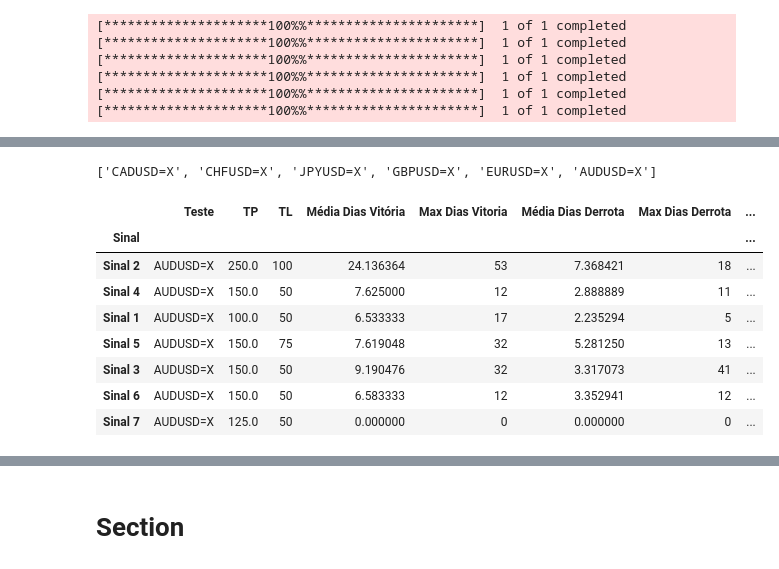
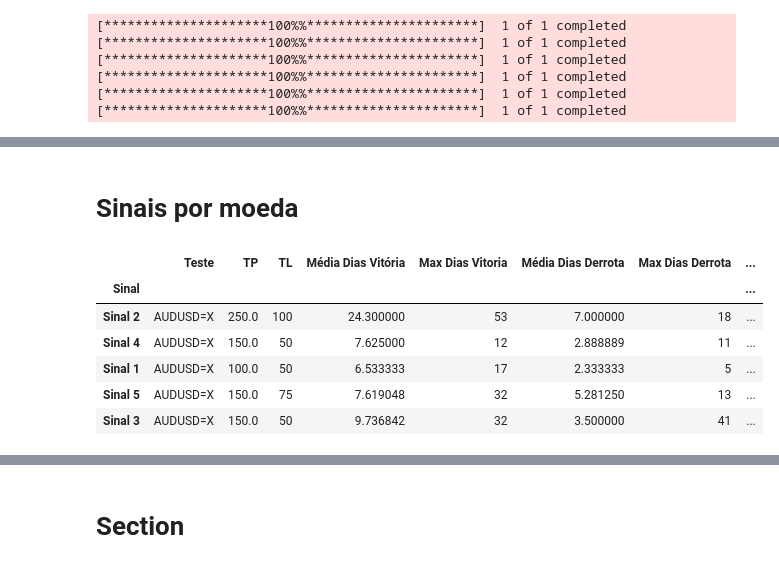
Before and after one commit to TomDataAnalytics333/COT_analysis, a Jupyter notebook: COT_main.ipynb, the cells around one changed output, grey strips where cells are left out. Saved outputs shown, nothing was run; the diff lists cells and outputs as text; code cells hidden in the pictures.

```diff
--- a/COT_main.ipynb
+++ b/COT_main.ipynb
@@ -714,20 +686,16 @@ resultados2.sort_values(by='Aproveitamento',ascending=False).head(5)
-# %%
-pares_moedas
-# %% [output]
-['CADUSD=X', 'CHFUSD=X', 'JPYUSD=X', 'GBPUSD=X', 'EURUSD=X', 'AUDUSD=X']
+# %% [markdown]
+# Sinais por moeda
 # %%
 #EUR,AUD,CHF
-resultados2[(resultados2['Teste'] == 'AUDUSD=X')].groupby('Sinal').first().sort_values(by=['Aproveitamento','retorno/invest'],ascending=[False,False])
+resultados2[(resultados2['Teste'] == 'AUDUSD=X')&(resultados2['retorno/invest']>10)].groupby('Sinal').first().sort_values('retorno/invest',ascending=False)
 # %% [output]
 |  | Teste | TP | TL | Média Dias Vitória | Max Dias Vitoria | Média Dias Derrota | Max Dias Derrota | ... |
 | Sinal |  |  |  |  |  |  |  | ... |
-| Sinal 2 | AUDUSD=X | 250.0 | 100 | 24.136364 | 53 | 7.368421 | 18 | ... |
+| Sinal 2 | AUDUSD=X | 250.0 | 100 | 24.300000 | 53 | 7.000000 | 18 | ... |
 | Sinal 4 | AUDUSD=X | 150.0 | 50 | 7.625000 | 12 | 2.888889 | 11 | ... |
-| Sinal 1 | AUDUSD=X | 100.0 | 50 | 6.533333 | 17 | 2.235294 | 5 | ... |
+| Sinal 1 | AUDUSD=X | 100.0 | 50 | 6.533333 | 17 | 2.333333 | 5 | ... |
 | Sinal 5 | AUDUSD=X | 150.0 | 75 | 7.619048 | 32 | 5.281250 | 13 | ... |
-| Sinal 3 | AUDUSD=X | 150.0 | 50 | 9.190476 | 32 | 3.317073 | 41 | ... |
-| Sinal 6 | AUDUSD=X | 150.0 | 50 | 6.583333 | 12 | 3.352941 | 12 | ... |
-| Sinal 7 | AUDUSD=X | 125.0 | 50 | 0.000000 | 0 | 0.000000 | 0 | ... |
+| Sinal 3 | AUDUSD=X | 150.0 | 50 | 9.736842 | 32 | 3.500000 | 41 | ... |
 # %%
 resultados2[(resultados2['Teste'] == 'EURUSD=X')&(resultados2['retorno/invest']>10)].groupby('Sinal').first().sort_values('retorno/invest',ascending=False)
 # %% [output]
```
Also changed, not shown: parts of 20 cells of this notebook, 8 other files.
